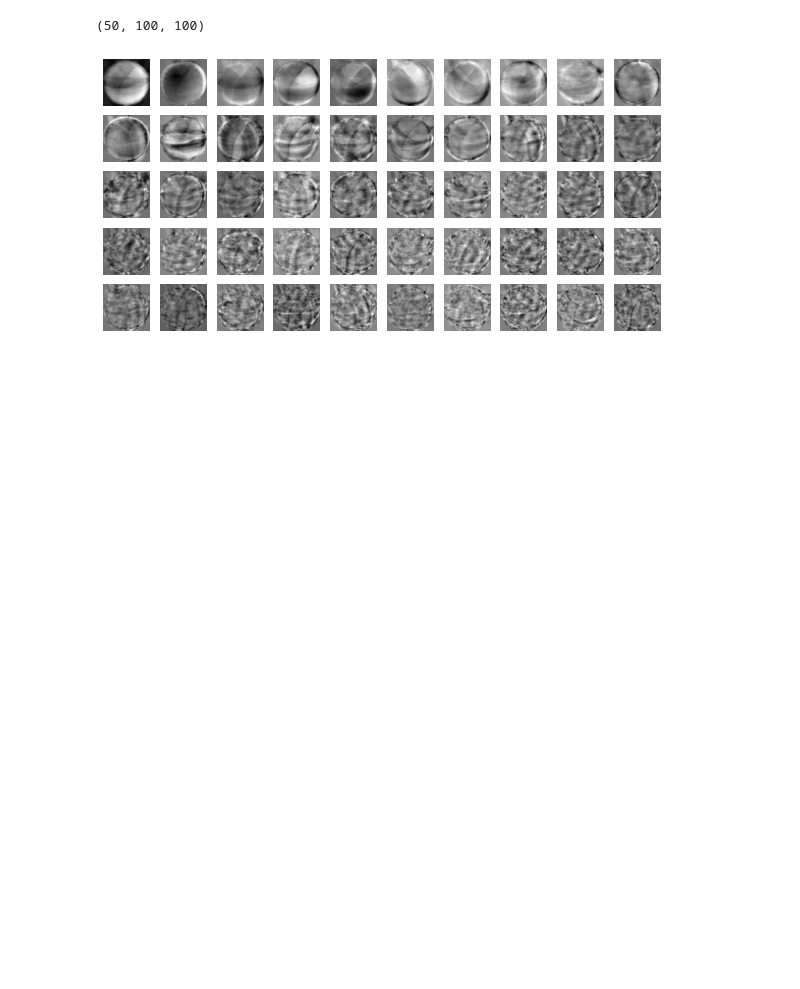
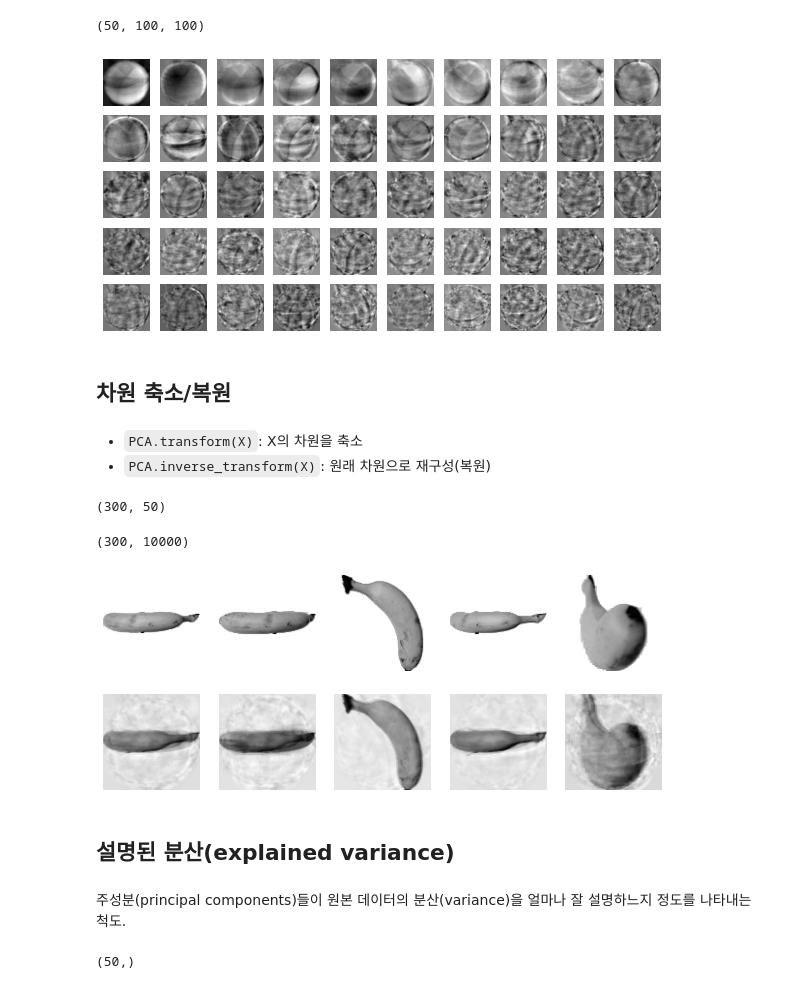
Before and after one commit to JakeOh/202011_itw_bd21, a Jupyter notebook: lab_ml/ml13_cluster.ipynb, the cells around one changed output. Drawn from its saved outputs; the diff is of its cells as text; code cells hidden in the pictures; blank space fills up the shorter version.

```diff
--- a/lab_ml/ml13_cluster.ipynb
+++ b/lab_ml/ml13_cluster.ipynb
@@ -501,3 +501,40 @@ components.shape
 plot_fruit(components)
 # %% [output]
 [figure]
+# %% [markdown]
+## 차원 축소/복원
+# %% [markdown]
+
+*   `PCA.transform(X)`: X의 차원을 축소
+*   `PCA.inverse_transform(X)`: 원래 차원으로 재구성(복원)
+# %%
+fruits_2d_reduced = pca.transform(fruits_2d)
+fruits_2d_reduced.shape  #> (300, 50): (n_samples, n_components)
+# (300, 10000) 모양의 fruits_2d 배열이  (300, 50) 모양의 fruits_2d_reduced 배열로 차원 축소.
+# %% [output]
+(300, 50)
+# %%
+fruits_2d_inverse = pca.inverse_transform(fruits_2d_reduced)
+fruits_2d_inverse.shape  #> (300, 10000)
+# %% [output]
+(300, 10000)
+# %%
+# 차원 축소 전 원본 이미지 5개, 축소 후 복원된 이미지 5개
+fig, ax = plt.subplots(nrows=2, ncols=5, figsize=(10, 4))
+for i in range(5):
+    ax[0, i].imshow(fruits[i+200], cmap=plt.cm.binary)
+    ax[0, i].axis('off')
+    ax[1, i].imshow(fruits_2d_inverse[i+200].reshape((100, 100)), cmap=plt.cm.binary)
+    ax[1, i].axis('off')
+
+plt.show()
+# %% [output]
+[figure, added]
+# %% [markdown]
+## 설명된 분산(explained variance)
+# %% [markdown]
+주성분(principal components)들이 원본 데이터의 분산(variance)을 얼마나 잘 설명하느지 정도를 나타내는 척도.
+# %%
+pca.explained_variance_.shape  #> (n_components,)
+# %% [output]
+(50,)
```
Also changed, not shown: parts of 3 cells of this notebook.
